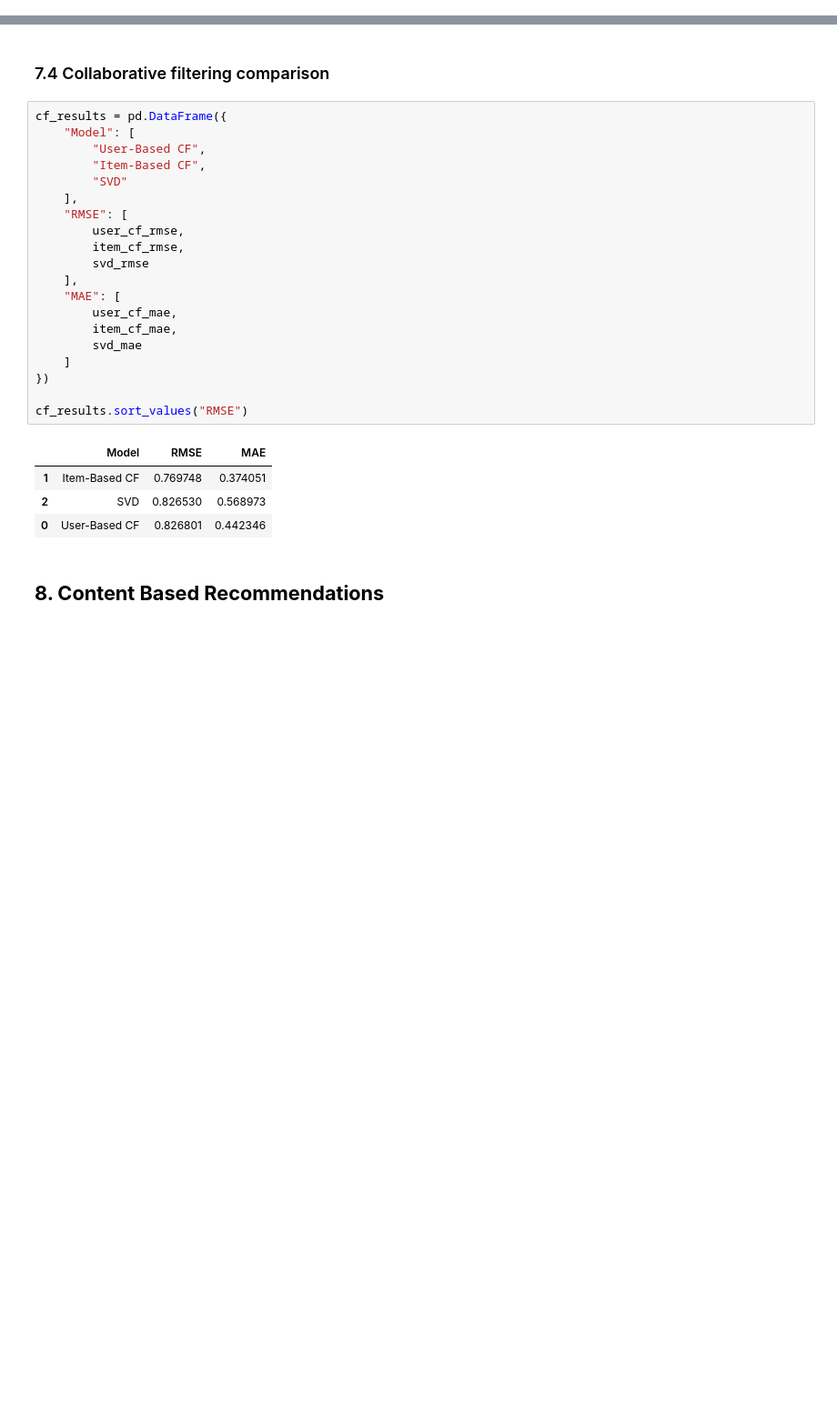
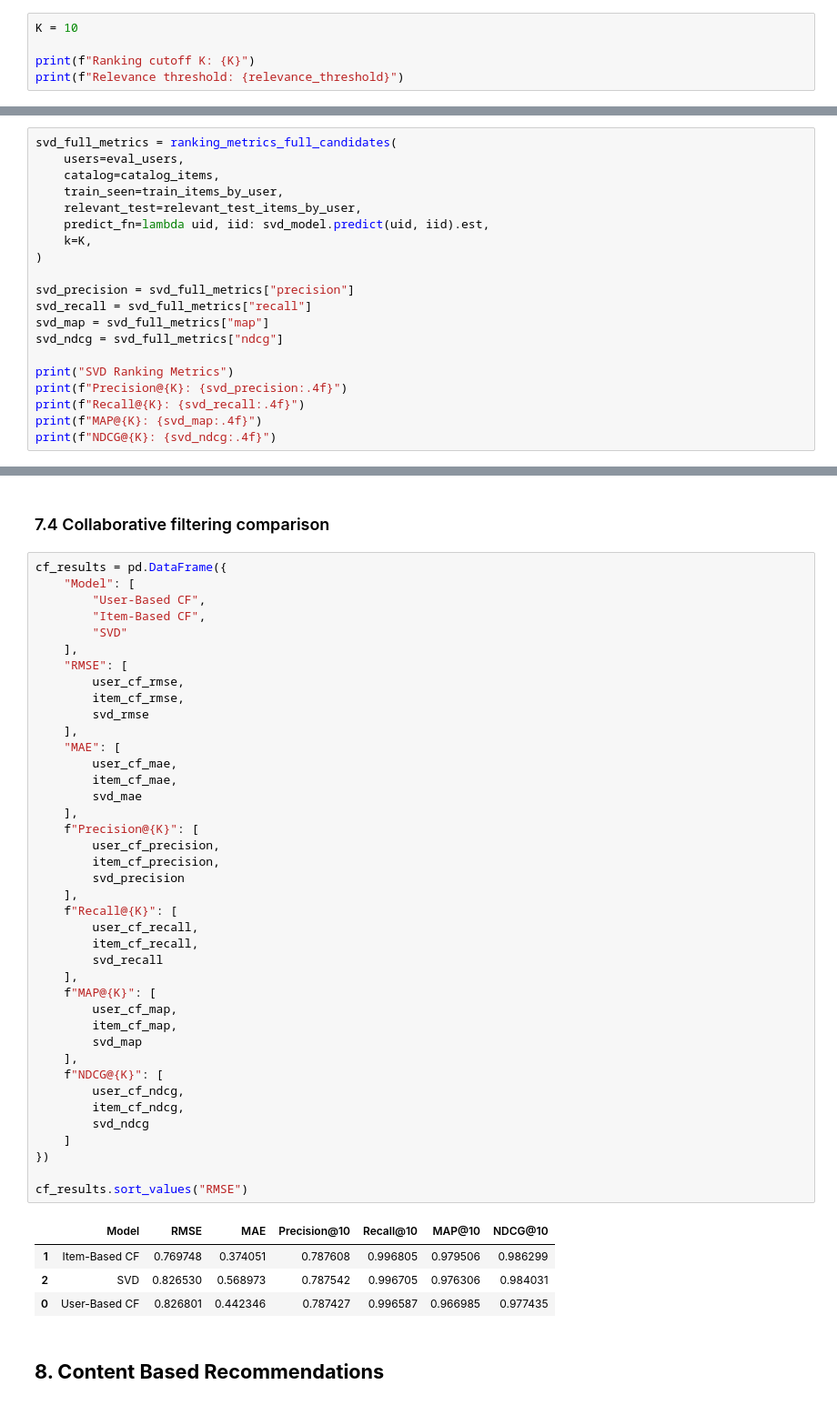
Before and after one commit to Wilyam390/Recommender-Sys, a Jupyter notebook: Group3_Recsys.ipynb, the cells around one changed output, grey strips where cells are left out. Shown at 91% size. Cells and saved outputs as stored; diff of their text form; blank space fills up the shorter version.

Commit message:
added full candidate ranking metrics for baselines and cf

```diff
--- a/Group3_Recsys.ipynb
+++ b/Group3_Recsys.ipynb
@@ -443,0 +446,5 @@ Test products: 9578
+# %%
+K = 10
+
+print(f"Ranking cutoff K: {K}")
+print(f"Relevance threshold: {relevance_threshold}")
@@ -650,0 +953,20 @@ MAE:  0.5690
+# %%
+svd_full_metrics = ranking_metrics_full_candidates(
+    users=eval_users,
+    catalog=catalog_items,
+    train_seen=train_items_by_user,
+    relevant_test=relevant_test_items_by_user,
+    predict_fn=lambda uid, iid: svd_model.predict(uid, iid).est,
+    k=K,
+)
+
+svd_precision = svd_full_metrics["precision"]
+svd_recall = svd_full_metrics["recall"]
+svd_map = svd_full_metrics["map"]
+svd_ndcg = svd_full_metrics["ndcg"]
+
+print("SVD Ranking Metrics")
+print(f"Precision@{K}: {svd_precision:.4f}")
+print(f"Recall@{K}: {svd_recall:.4f}")
+print(f"MAP@{K}: {svd_map:.4f}")
+print(f"NDCG@{K}: {svd_ndcg:.4f}")
@@ -653,28 +981,48 @@ MAE:  0.5690
 # %%
 cf_results = pd.DataFrame({
     "Model": [
         "User-Based CF",
         "Item-Based CF",
         "SVD"
     ],
     "RMSE": [
         user_cf_rmse,
         item_cf_rmse,
         svd_rmse
     ],
     "MAE": [
         user_cf_mae,
         item_cf_mae,
         svd_mae
+    ],
+    f"Precision@{K}": [
+        user_cf_precision,
+        item_cf_precision,
+        svd_precision
+    ],
+    f"Recall@{K}": [
+        user_cf_recall,
+        item_cf_recall,
+        svd_recall
+    ],
+    f"MAP@{K}": [
+        user_cf_map,
+        item_cf_map,
+        svd_map
+    ],
+    f"NDCG@{K}": [
+        user_cf_ndcg,
+        item_cf_ndcg,
+        svd_ndcg
     ]
 })
 
 cf_results.sort_values("RMSE")
 # %% [output]
-|  | Model | RMSE | MAE |
-| 1 | Item-Based CF | 0.769748 | 0.374051 |
-| 2 | SVD | 0.826530 | 0.568973 |
-| 0 | User-Based CF | 0.826801 | 0.442346 |
+|  | Model | RMSE | MAE | Precision@10 | Recall@10 | MAP@10 | NDCG@10 |
+| 1 | Item-Based CF | 0.769748 | 0.374051 | 0.787608 | 0.996805 | 0.979506 | 0.986299 |
+| 2 | SVD | 0.826530 | 0.568973 | 0.787542 | 0.996705 | 0.976306 | 0.984031 |
+| 0 | User-Based CF | 0.826801 | 0.442346 | 0.787427 | 0.996587 | 0.966985 | 0.977435 |
 # %% [markdown]
 ## **8. Content Based Recommendations**
 # %% [markdown]
```
Also changed, not shown: parts of 26 cells of this notebook.
